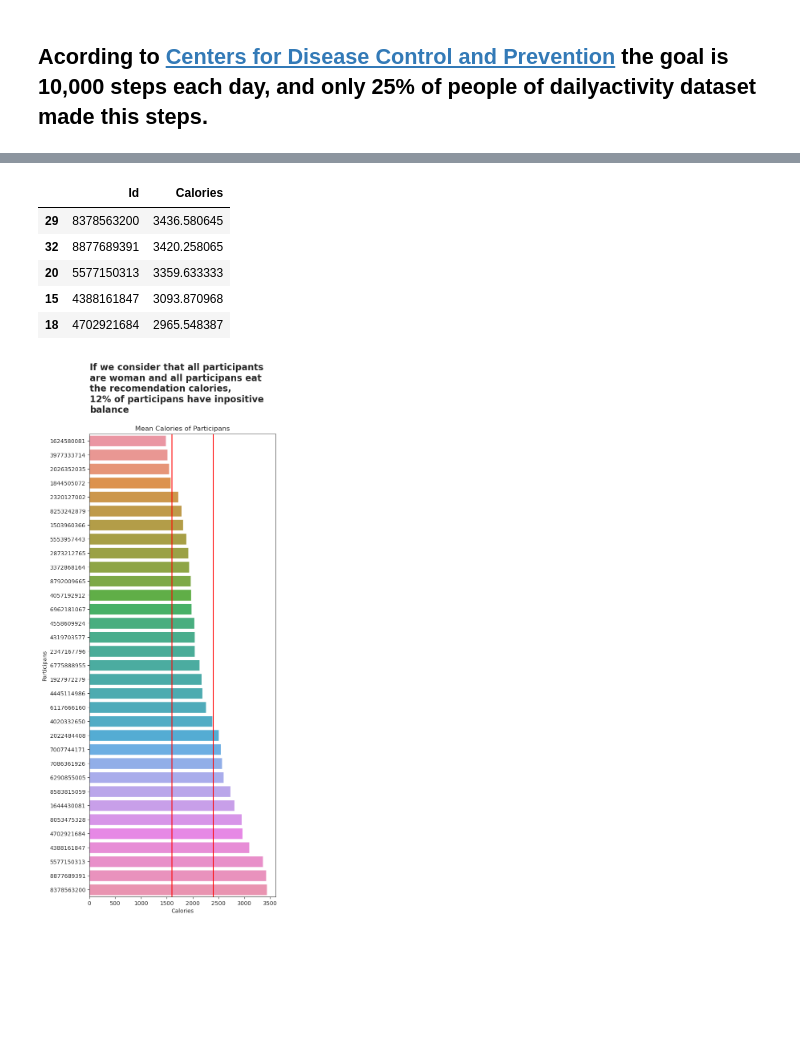
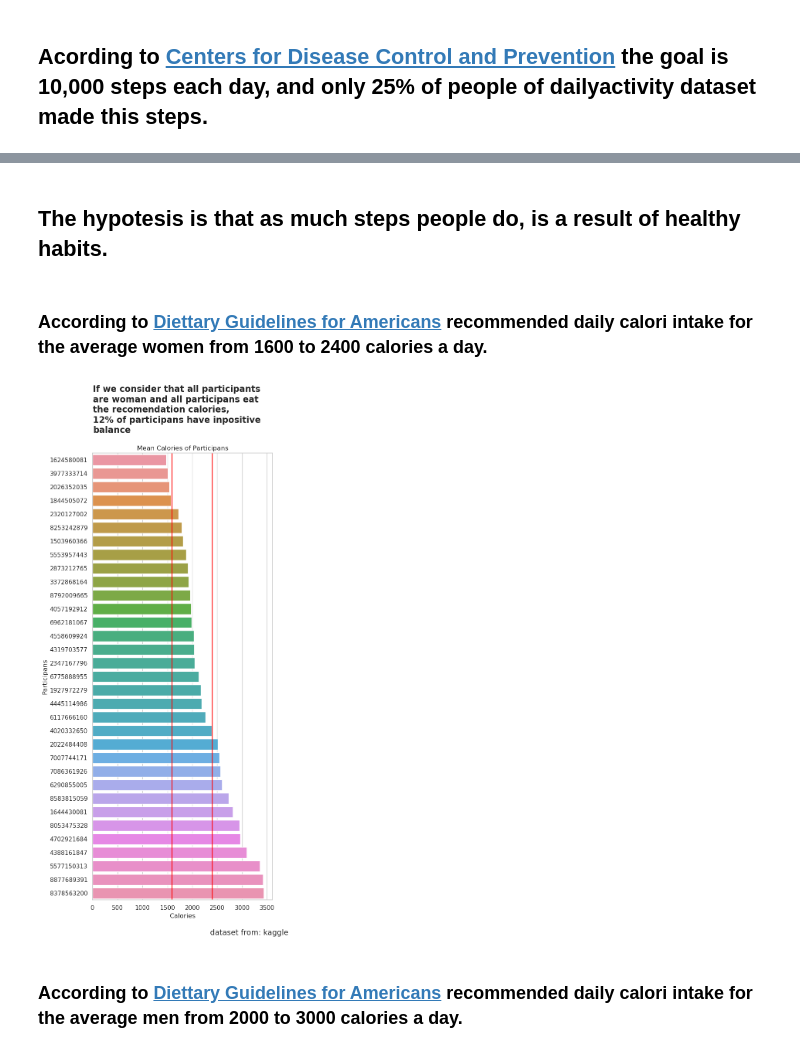
Before and after one commit to Ricardod671/Bellabeat-EDA, a Jupyter notebook: notebook/0.1-RCD-EDA.ipynb, the cells around one changed output, grey strips where cells are left out. Cells and saved outputs as stored; diff of their text form; code cells hidden in the pictures; blank space fills up the shorter version.

```diff
--- a/notebook/0.1-RCD-EDA.ipynb
+++ b/notebook/0.1-RCD-EDA.ipynb
@@ -139,36 +146,34 @@ plt.show()
-# %%
-calories.head()
-# %% [output]
-|  | Id | Calories |
-| 29 | 8378563200 | 3436.580645 |
-| 32 | 8877689391 | 3420.258065 |
-| 20 | 5577150313 | 3359.633333 |
-| 15 | 4388161847 | 3093.870968 |
-| 18 | 4702921684 | 2965.548387 |
+# %% [markdown]
+## The hypotesis is that as much steps people do, is a result of healthy habits.
+# %% [markdown]
+### According to [Diettary Guidelines for Americans](https://thesuperhealthyfood.com/how-many-calories-should-a-woman-eat-a-day/#:~:text=According%20to%20the%20Dietary%20Guidelines%20for%20Americans%20recommended,calories%20a%20day%202%20Men%3A%202%2C000-3%2C000%20a%20day) recommended daily calori intake for the average women from 1600 to 2400 calories a day.
 # %%
 # this logic is for get and order list of the mean of calories in every id
 calories=daily_activity[["Id","Calories"]].groupby("Id").mean().reset_index().sort_values('Calories',ascending=False)
 # Initialize the matpltlib figure
 f,ax = plt.subplots(figsize=(6,15))
 # plot the TotalCalories
 graph=sns.barplot(x="Calories",y="Id",data=calories,orient='h',order=calories.sort_values('Calories',ascending=True).Id)
 # Draw vertical line with values for woman
 graph.axvline(1600,color='r')
 graph.axvline(2400,color='r')
 # Draw verticar line with values for men
 #graph.axvline(2000,color='b')
 # graph.axvline(3000,color='b')
 # labels
 graph.set(xlabel='Calories',ylabel='Participans',title='Mean Calories of Participans')
 plt.text(x=4.7, y=-2, s='If we consider that all participants \n'
 'are woman and all participans eat\n'
 'the recomendation calories,\n'
 '12% of participans have inpositive\n'
 'balance', fontsize=16, weight='bold')
+plt.figtext(0.8, 0.05, "dataset from: kaggle", ha="center", fontsize=14)
 # plot the graph
 plt.show()
 # %% [output]
-[figure, old version]
+[figure, new version]
+# %% [markdown]
+### According to [Diettary Guidelines for Americans](https://thesuperhealthyfood.com/how-many-calories-should-a-woman-eat-a-day/#:~:text=According%20to%20the%20Dietary%20Guidelines%20for%20Americans%20recommended,calories%20a%20day%202%20Men%3A%202%2C000-3%2C000%20a%20day) recommended daily calori intake for the average men from 2000 to 3000 calories a day.
 # %%
 # Initialize the matpltlib figure
 f,ax = plt.subplots(figsize=(6,15))
```
Also changed, not shown: parts of 20 cells of this notebook.
